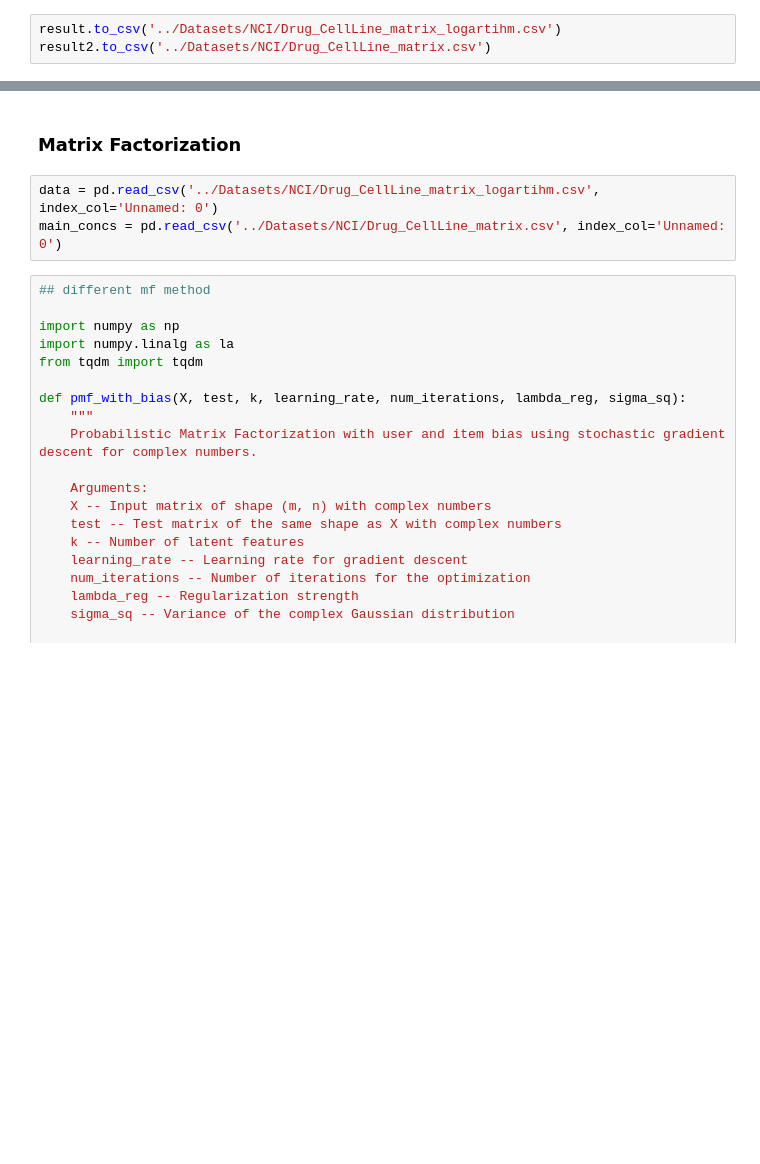
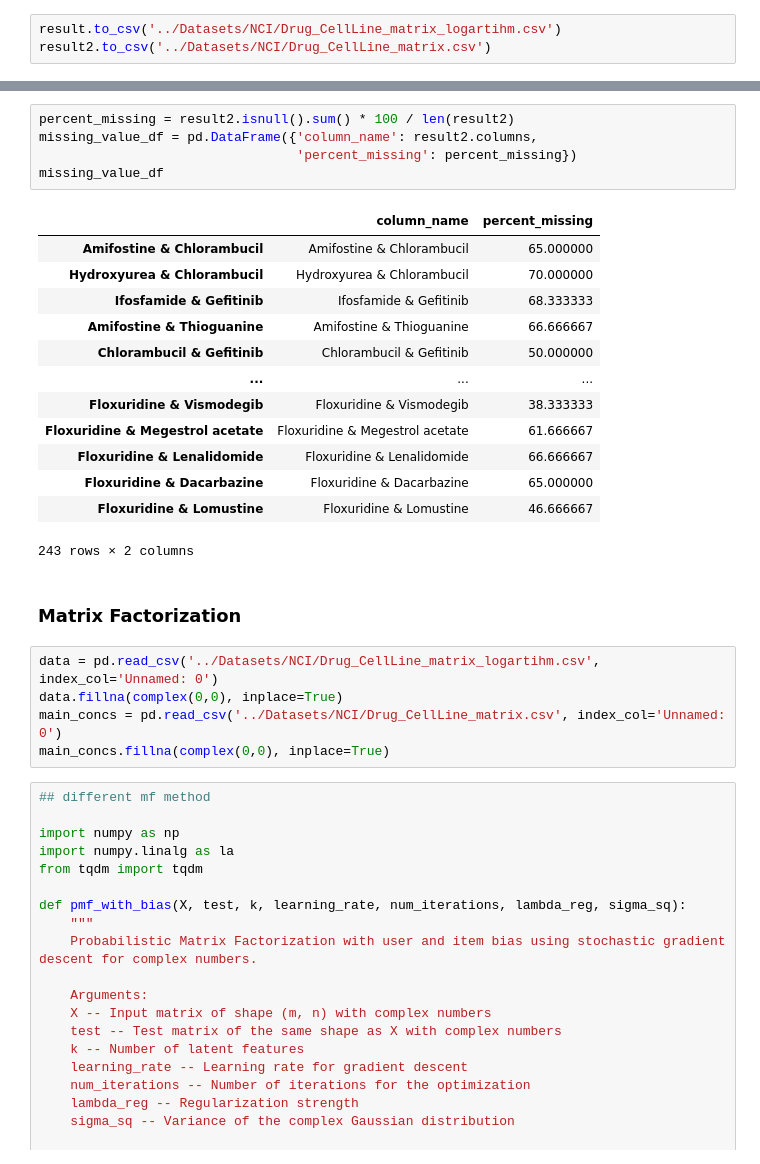
Before and after one commit to mohammad-abdollahi/ComplexMatrixComb, a Jupyter notebook: Codes/NCI.ipynb, the cells around one changed output, grey strips where cells are left out. Saved outputs shown, nothing was run; the diff lists cells and outputs as text; blank space fills up the shorter version.

```diff
--- a/Codes/NCI.ipynb
+++ b/Codes/NCI.ipynb
@@ -140,8 +208,29 @@ result2.to_csv('../Datasets/NCI/Drug_CellLine_matrix.csv')
+# %%
+percent_missing = result2.isnull().sum() * 100 / len(result2)
+missing_value_df = pd.DataFrame({'column_name': result2.columns,
+                                 'percent_missing': percent_missing})
+missing_value_df
+# %% [output]
+|  | column_name | percent_missing |
+| Amifostine & Chlorambucil | Amifostine & Chlorambucil | 65.000000 |
+| Hydroxyurea & Chlorambucil | Hydroxyurea & Chlorambucil | 70.000000 |
+| Ifosfamide & Gefitinib | Ifosfamide & Gefitinib | 68.333333 |
+| Amifostine & Thioguanine | Amifostine & Thioguanine | 66.666667 |
+| Chlorambucil & Gefitinib | Chlorambucil & Gefitinib | 50.000000 |
+| ... | ... | ... |
+| Floxuridine & Vismodegib | Floxuridine & Vismodegib | 38.333333 |
+| Floxuridine & Megestrol acetate | Floxuridine & Megestrol acetate | 61.666667 |
+| Floxuridine & Lenalidomide | Floxuridine & Lenalidomide | 66.666667 |
+| Floxuridine & Dacarbazine | Floxuridine & Dacarbazine | 65.000000 |
+| Floxuridine & Lomustine | Floxuridine & Lomustine | 46.666667 |
+243 rows × 2 columns
 # %% [markdown]
 ### Matrix Factorization
 # %%
 data = pd.read_csv('../Datasets/NCI/Drug_CellLine_matrix_logartihm.csv', index_col='Unnamed: 0')
+data.fillna(complex(0,0), inplace=True)
 main_concs = pd.read_csv('../Datasets/NCI/Drug_CellLine_matrix.csv', index_col='Unnamed: 0')
+main_concs.fillna(complex(0,0), inplace=True)
 # %%
 ## different mf method
 
```
Also changed, not shown: parts of 8 cells of this notebook, 1 other file.
